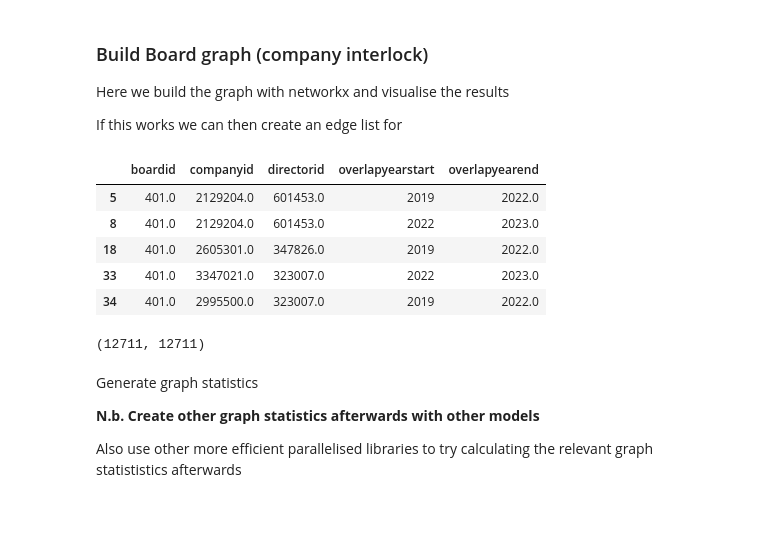
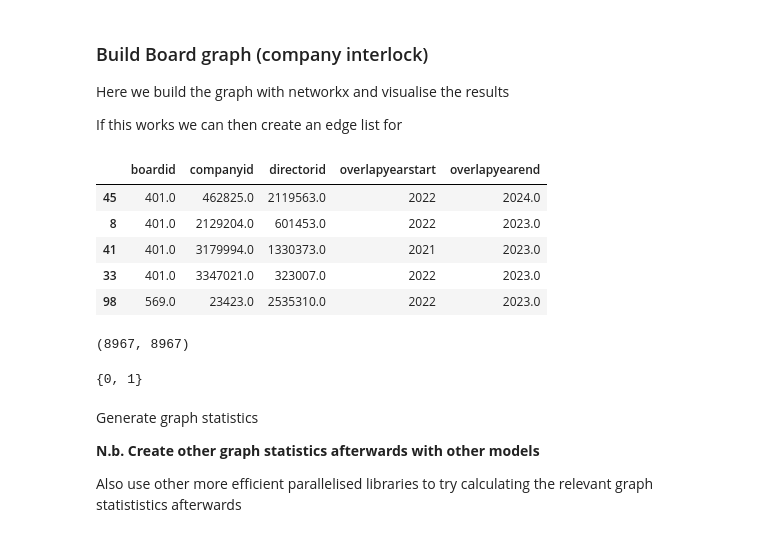
Before and after one commit to PeterHuGC/Imperial_Dissertation_Research, a Jupyter notebook: 6.Dissertation_Full_EDA/prototype_adjacency_graph.ipynb, the cells around one changed output. Cells and saved outputs as stored; diff of their text form; code cells hidden in the pictures.

```diff
--- a/6.Dissertation_Full_EDA/prototype_adjacency_graph.ipynb
+++ b/6.Dissertation_Full_EDA/prototype_adjacency_graph.ipynb
@@ -66,6 +66,7 @@ Watch out for the column details here that's it. Ignore the other metrics later.
 filtered_data_df = boardex_data[['boardid', 'companyid', 'directorid', 'overlapyearstart', 'overlapyearend' ]].drop_duplicates()
 # %%
 filtered_data_df['overlapyearend'].replace("Curr", 2024)
+filtered_data_df['overlapyearstart'] = pd.to_numeric(filtered_data_df['overlapyearstart'], errors='coerce')
 filtered_data_df['overlapyearend'] = pd.to_numeric(filtered_data_df['overlapyearend'], errors='coerce')
 # %% [markdown]
 ### Build Board graph (company interlock)
@@ -78,4 +79,4 @@ simplified_boardex_df = filtered_data_df.copy()
 # %%
 year = 2022
 # %%
-graph_simplified_df = simplified_boardex_df[ (year >= simplified_boardex_df['overlapyearstart']) & (year <= simplified_boardex_df['overlapyearend'])]
+graph_simplified_df = simplified_boardex_df[ (year >= simplified_boardex_df['overlapyearstart']) & (year < simplified_boardex_df['overlapyearend'])] # less as otherwise overlap to next year
@@ -82,11 +85,11 @@ graph_simplified_df = simplified_boardex_df[ (year >= simplified_boardex_df['ove
 # %%
-graph_simplified_df.head()
+graph_simplified_df.sort_values(["boardid", "companyid"]).head()
 # %% [output]
 |  | boardid | companyid | directorid | overlapyearstart | overlapyearend |
-| 5 | 401.0 | 2129204.0 | 601453.0 | 2019 | 2022.0 |
+| 45 | 401.0 | 462825.0 | 2119563.0 | 2022 | 2024.0 |
 | 8 | 401.0 | 2129204.0 | 601453.0 | 2022 | 2023.0 |
-| 18 | 401.0 | 2605301.0 | 347826.0 | 2019 | 2022.0 |
+| 41 | 401.0 | 3179994.0 | 1330373.0 | 2021 | 2023.0 |
 | 33 | 401.0 | 3347021.0 | 323007.0 | 2022 | 2023.0 |
-| 34 | 401.0 | 2995500.0 | 323007.0 | 2019 | 2022.0 |
+| 98 | 569.0 | 23423.0 | 2535310.0 | 2022 | 2023.0 |
 # %%
 # this really fast - so more graphs it should still be fine - try it after!!
@@ -98,7 +105,11 @@ adj_matrix = nx.adjacency_matrix(G)
 # %%
 adj_matrix.todense().shape
 # %% [output]
-(12711, 12711)
+(8967, 8967)
+# %%
+set(adj_matrix.todense().flatten())
+# %% [output]
+{0, 1}
 # %% [markdown]
 Generate graph statistics
 
```
Also changed, not shown: parts of 29 cells of this notebook, 2 other files.
